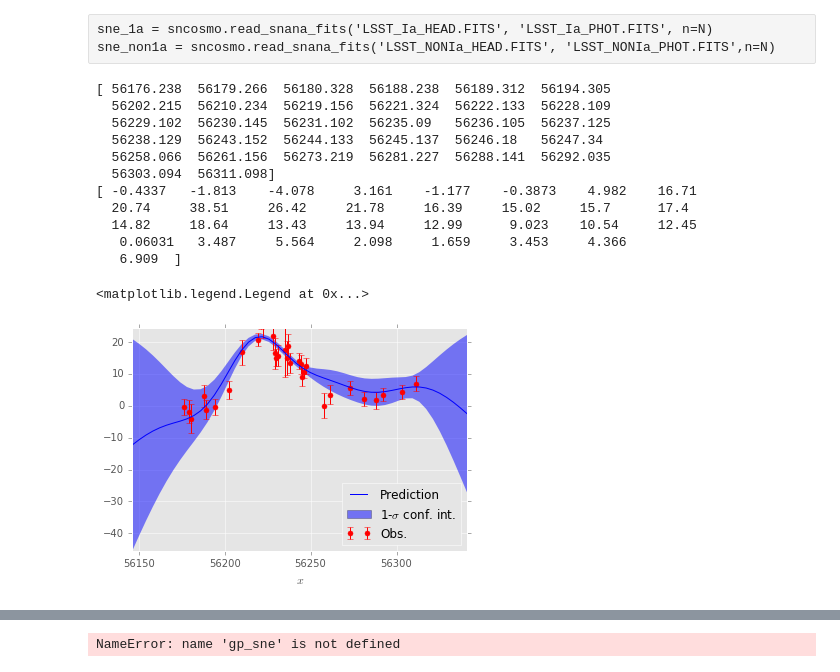
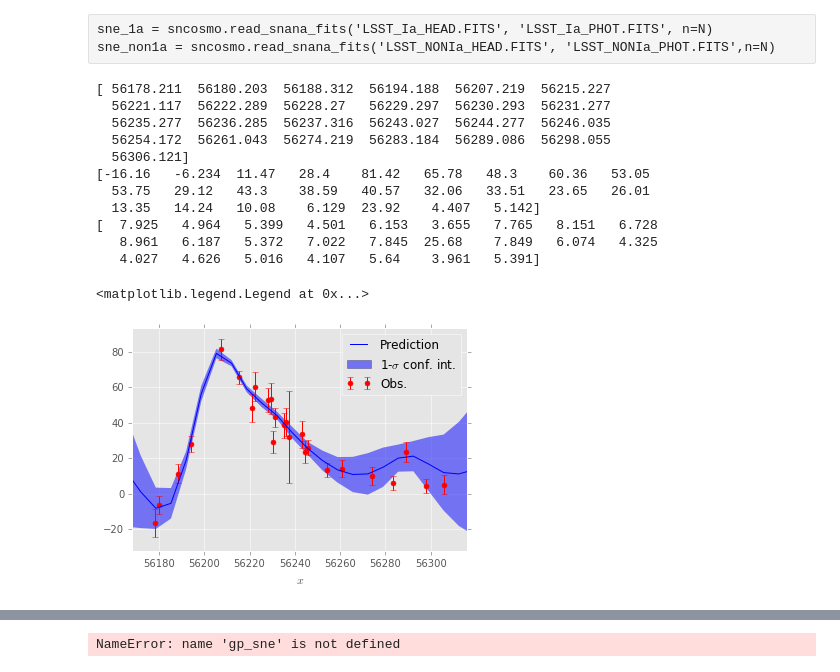
Before and after one commit to djreiss/SNclass, a Jupyter notebook: SNclass-Copy1.ipynb, the cells around one changed output, grey strips where cells are left out. Saved outputs shown, nothing was run; the diff lists cells and outputs as text; code cells hidden in the pictures.

```diff
--- a/SNclass-Copy1.ipynb
+++ b/SNclass-Copy1.ipynb
@@ -82,8 +82,8 @@ N = 300
 for n,f in enumerate(glob.glob('SIMGEN_PUBLIC_DES/DES_*.DAT.gz')[:N]):
     survey, snid, sn_type, sim_type, sim_z, ra, decl, mwebv, hostid, hostz, spec, obs = SNPhotCC_Parser(f)
     print n, snid, sn_type, sim_type, sim_z, obs.shape
-    if n == 8:  # stop at a nice big lightcurve
+    if n == 271:  # stop at a nice big lightcurve
         break
 
-#obs
+obs.head()
 # %% [output]
@@ -110,48 +124,50 @@ for filt in filters:
 
 print x
 print y
+print dy
 # %% [output]
-[ 56176.238  56179.266  56180.328  56188.238  56189.312  56194.305
-  56202.215  56210.234  56219.156  56221.324  56222.133  56228.109
-  56229.102  56230.145  56231.102  56235.09   56236.105  56237.125
-  56238.129  56243.152  56244.133  56245.137  56246.18   56247.34
-  56258.066  56261.156  56273.219  56281.227  56288.141  56292.035
-  56303.094  56311.098]
-[ -0.4337   -1.813    -4.078     3.161    -1.177    -0.3873    4.982    16.71
-  20.74     38.51     26.42     21.78     16.39     15.02     15.7      17.4
-  14.82     18.64     13.43     13.94     12.99      9.023    10.54     12.45
-   0.06031   3.487     5.564     2.098     1.659     3.453     4.366
-   6.909  ]
+[ 56178.211  56180.203  56188.312  56194.188  56207.219  56215.227
+  56221.117  56222.289  56228.27   56229.297  56230.293  56231.277
+  56235.277  56236.285  56237.316  56243.027  56244.277  56246.035
+  56254.172  56261.043  56274.219  56283.184  56289.086  56298.055
+  56306.121]
+[-16.16   -6.234  11.47   28.4    81.42   65.78   48.3    60.36   53.05
+  53.75   29.12   43.3    38.59   40.57   32.06   33.51   23.65   26.01
+  13.35   14.24   10.08    6.129  23.92    4.407   5.142]
+[  7.925   4.964   5.399   4.501   6.153   3.655   7.765   8.151   6.728
+   8.961   6.187   5.372   7.022   7.845  25.68    7.849   6.074   4.325
+   4.027   4.626   5.016   4.107   5.64    3.961   5.391]
 # %%
 ## see here: http://scikit-learn.org/stable/auto_examples/gaussian_process/plot_gp_regression.html
 from sklearn.gaussian_process import GaussianProcess
-gp = GaussianProcess(corr='squared_exponential', regr='quadratic',
+gp = GaussianProcess(corr='squared_exponential', regr='linear', normalize=False,
                      theta0=1e-1, thetaL=1e-3, thetaU=3.,
                      nugget=(dy / np.abs(y)) ** 2.,
                      random_start=1)
+
 X = np.atleast_2d(x).T
 gp.fit(X, y)
 
 # Make the prediction on the meshed x-axis (ask for MSE as well)
-XX = np.atleast_2d(np.linspace(x.min()-30, x.max()+30)).T
+XX = np.atleast_2d(np.linspace(x.min()-100., x.max()+100.)).T
 y_pred, MSE = gp.predict(XX, eval_MSE=True)
 sigma = np.sqrt(MSE)
 # %%
 # Plot the function, the prediction and the 95% confidence interval based on the MSE
 fig = plt.figure()
-plt.errorbar(X.ravel(), y, dy, fmt='r.', markersize=10, label=u'Obs.')
+plt.errorbar(x, y, dy, fmt='r.', markersize=10, label=u'Obs.')
 plt.plot(XX.ravel(), y_pred, 'b-', label=u'Prediction')
 plt.fill(np.concatenate([XX, XX[::-1]]),
         #np.concatenate([y_pred - 1.9600 * sigma,
         #               (y_pred + 1.9600 * sigma)[::-1]]),
         np.concatenate([y_pred - sigma,
                        (y_pred + sigma)[::-1]]),
         alpha=.5, fc='b', ec='None', label='1-$\sigma$ conf. int.')
 plt.xlabel('$x$')
 #plt.ylabel('$f(x)$')
-plt.ylim((y_pred-sigma).min(), (y_pred+sigma+2).max())
-plt.xlim(XX.min(), XX.max())
-plt.legend(loc='lower right')
+plt.ylim((y-dy*2.).min(), (y+dy*2.).max())
+plt.xlim(x.min()-10, x.max()+10)
+plt.legend(loc='upper right')
 # %% [output]
 <matplotlib.legend.Legend at 0x...>
-[figure, old version]
+[figure, new version]
```
Also changed, not shown: parts of 5 cells of this notebook.
